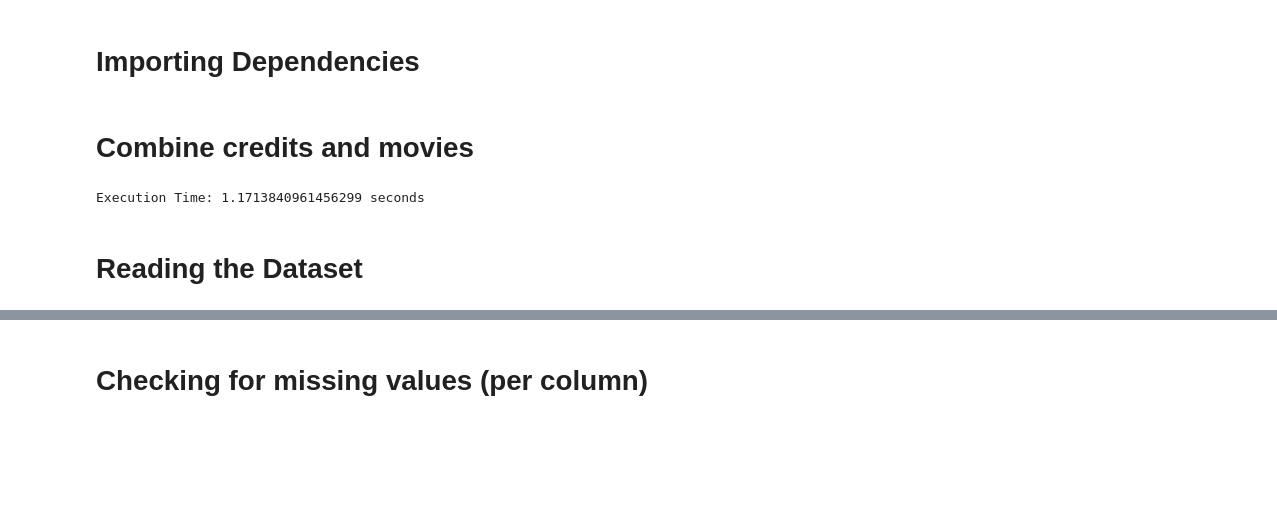
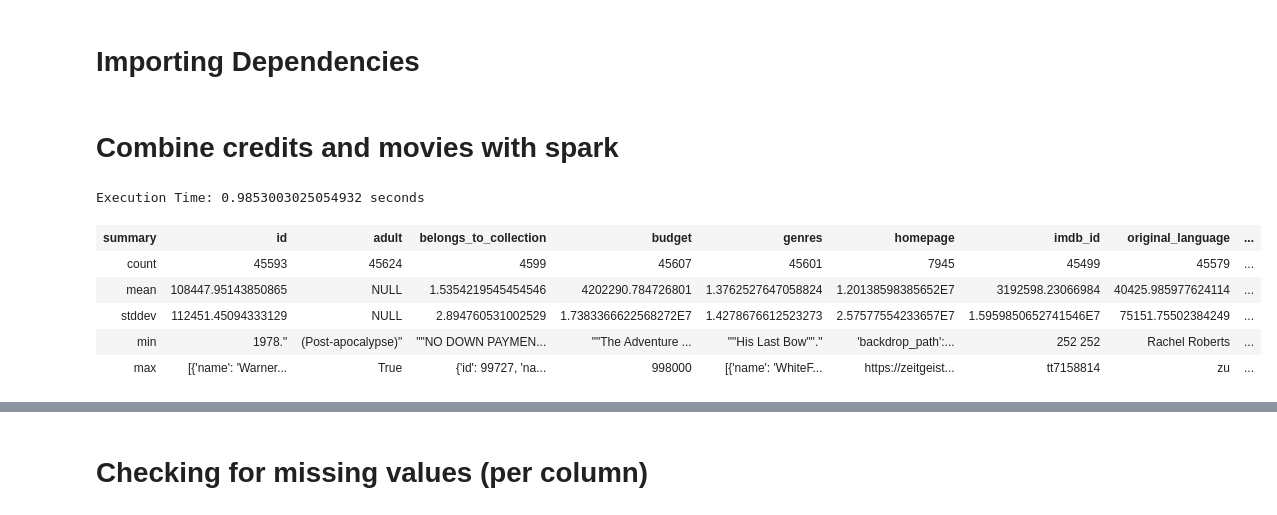
Before and after one commit to FredSabu/University-Salaries, a Jupyter notebook: PySpark preprocessing.ipynb, the cells around one changed output, grey strips where cells are left out. Drawn from its saved outputs; the diff is of its cells as text; code cells hidden in the pictures; blank space fills up the shorter version.

```diff
--- a/PySpark preprocessing.ipynb
+++ b/PySpark preprocessing.ipynb
@@ -8,25 +9,24 @@ import pandas as pd
 import time
-# %% [markdown]
-# Combine credits and movies
-# %%
-start_time = time.time()
-spark = SparkSession.builder \
-    .appName("CSV Merge") \
-    .getOrCreate()
-
-movies_df = spark.read.csv('movies_metadata.csv', header=True, inferSchema=True)
-credits_df = spark.read.csv('credits.csv', header=True, inferSchema=True)
-
-merged_df = movies_df.join(credits_df, on=['id'], how='inner')
-end_time = time.time()
-# Calculate the execution time
-execution_time = end_time - start_time
-
-# Print the execution time
-print("Execution Time: {} seconds".format(execution_time))
-# %% [output]
-Execution Time: 1.1713840961456299 seconds
-# %% [markdown]
-# Reading the Dataset
 # %%
-movies = merged_df.select([col(column).alias(column) for column in merged_df.columns])
+spark = SparkSession.builder.getOrCreate()
+spark.conf.set('spark.sql.repl.eagerEval.enabled', True)
+# %% [markdown]
+# Combine credits and movies with spark
+# %%
+start_time = time.time()
+movies_df = spark.read.csv('movies_metadata.csv', header=True, inferSchema=True)
+credits_df = spark.read.csv('credits.csv', header=True, inferSchema=True)
+merged_df = movies_df.join(credits_df, 'id', how="left")
+movies = merged_df.select([col(column).alias(column) for column in merged_df.columns])
+end_time = time.time()
+execution_time = end_time - start_time
+print("Execution Time: {} seconds".format(execution_time),"\n")
+movies.describe()
+# %% [output]
+Execution Time: 0.9853003025054932 seconds
+| summary | id | adult | belongs_to_collection | budget | genres | homepage | imdb_id | original_language | ... |
+| count | 45593 | 45624 | 4599 | 45607 | 45601 | 7945 | 45499 | 45579 | ... |
+| mean | 108447.95143850865 | NULL | 1.5354219545454546 | 4202290.784726801 | 1.3762527647058824 | 1.20138598385652E7 | 3192598.23066984 | 40425.985977624114 | ... |
+| stddev | 112451.45094333129 | NULL | 2.894760531002529 | 1.7383366622568272E7 | 1.4278676612523273 | 2.57577554233657E7 | 1.5959850652741546E7 | 75151.75502384249 | ... |
+| min | 1978." | (Post-apocalypse)" | ""NO DOWN PAYMEN... | ""The Adventure ... | ""His Last Bow""." | 'backdrop_path':... | 252 252 | Rachel Roberts | ... |
+| max | [{'name': 'Warner... | True | {'id': 99727, 'na... | 998000 | [{'name': 'WhiteF... | https://zeitgeist... | tt7158814 | zu | ... |
```
Also changed, not shown: parts of 11 cells of this notebook.
